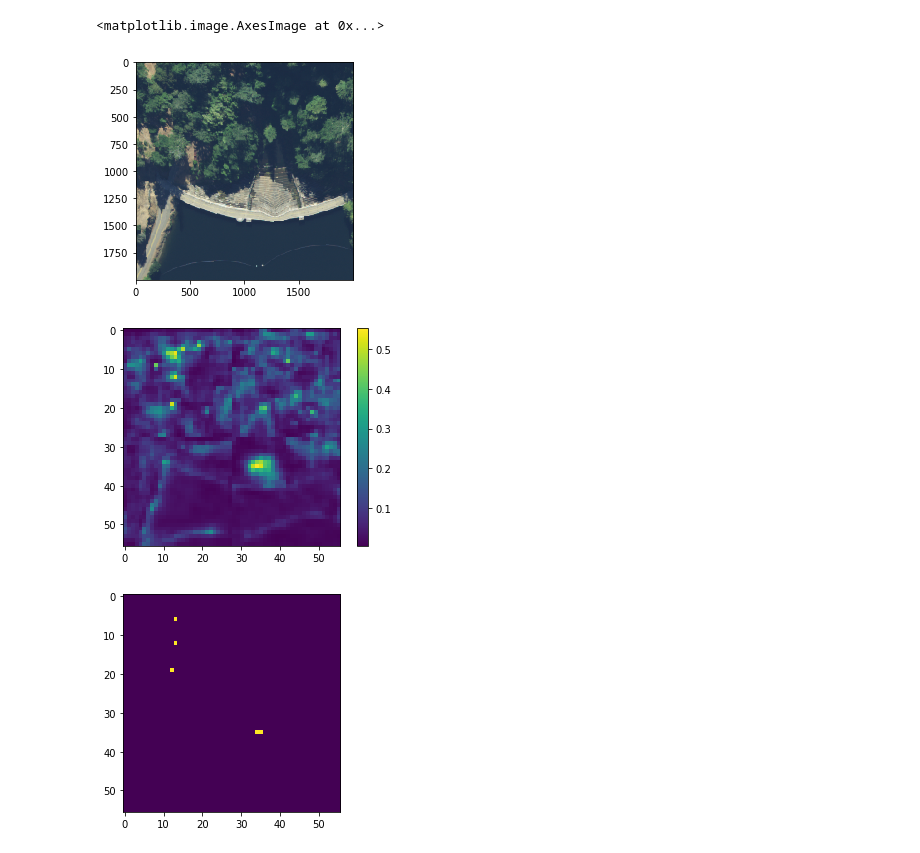
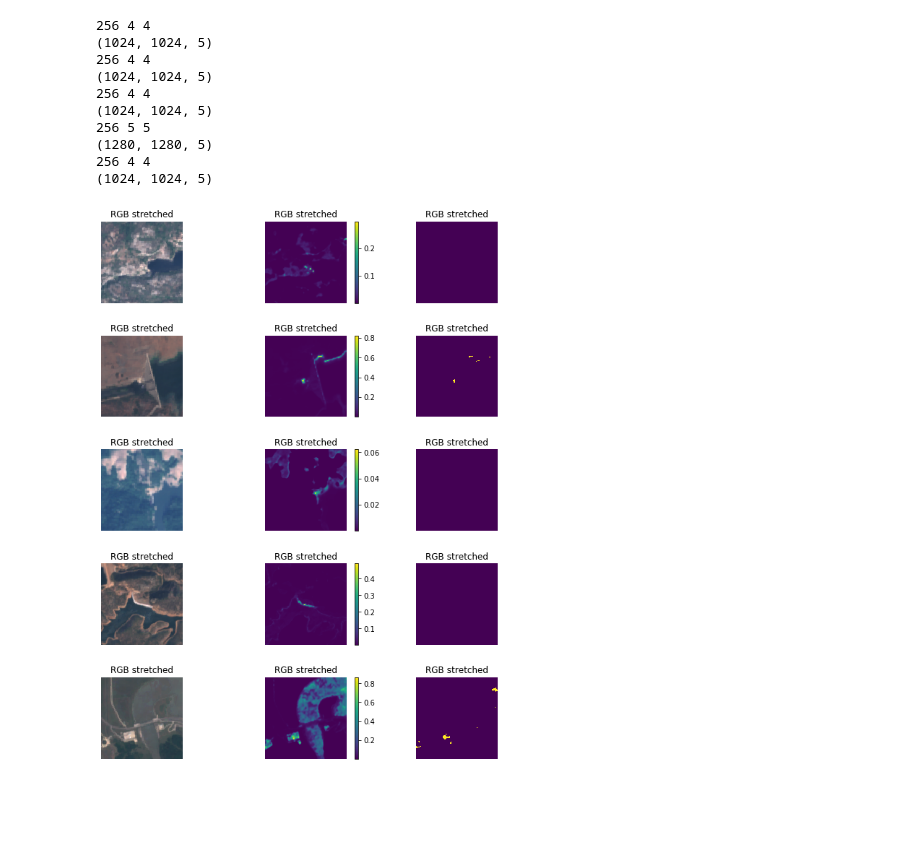
Before and after one commit to C0NSor18/dam_detection, a Jupyter notebook: visualization.ipynb, the cells around one changed output. Saved outputs shown, nothing was run; the diff lists cells and outputs as text; code cells hidden in the pictures; blank space fills up the shorter version.

```diff
--- a/visualization.ipynb
+++ b/visualization.ipynb
@@ -281,2 +231,0 @@ _________________________________________________________________
-# %%
-x.load_weights('checkpoints/model-densenet121-2019_10_31_1_48_3.hdf5')
@@ -302,19 +232,59 @@ print(allpreds.shape)
-# %%
-plt.figure()
-plt.imshow(full_image[0:2000, 0:2000, 0:3])
-plt.figure()
-plt.imshow(allpreds,
-           cmap='viridis',
-           interpolation='nearest')
-plt.colorbar()
-
-mask = allpreds > 0.5
-
-plt.figure()
-plt.imshow(mask,
-           interpolation='nearest')
-# %% [output]
-<matplotlib.image.AxesImage at 0x...>
-[figure, removed]
-[figure, removed]
-[figure, removed]
+# %%
+test = full_image[np.newaxis,:,:,0:5]
+preds = model.predict(test)
+# %%
+# ADD AVE/NDWI heatmaps?
+data = iter(dataset)
+columns = 3
+rows = len(images)
+
+fig = plt.figure(figsize=(columns+8, rows+5))
+gs = gridspec.GridSpec(rows, columns,
+        wspace=0.0, hspace=0.4,
+        top=1.2-0.5/(rows + 1), bottom=0.5/(rows+1),
+        left=0.5/(columns+1), right=1-0.2/(columns+1))
+
+for j,x in enumerate(images):
+    img_features = next(iter(x))
+    full_image = stitch_patches(img_features,mixers[j])
+
+    print(full_image.shape)
+
+    preds = model.predict(full_image[np.newaxis,:,:,0:5])
+    mask = preds[0,:,:,1] > 0.5
+
+    # plot the original image (3 channels)
+    ax = plt.subplot(gs[j,0])
+    ax.set_title("RGB stretched")
+    ax.imshow(np.fliplr(np.rot90(full_image[:,:,0:3], k=3)))
+    plt.axis('off')
+
+    # Plot dam probability heatmap
+    ax = plt.subplot(gs[j,1])
+    ax.set_title("RGB stretched")
+    im = ax.imshow(np.fliplr(np.rot90(preds[0,:,:,1], k=3)),
+              cmap='viridis',
+              interpolation='nearest')
+    fig.colorbar(im,ax=ax)
+
+    plt.axis('off')
+
+    # plot dam thresholds
+    ax = plt.subplot(gs[j,2])
+    ax.set_title("RGB stretched")
+    ax.imshow(np.fliplr(np.rot90(mask, k=3)),
+              cmap='viridis',
+              interpolation='nearest')
+    plt.axis('off')
+# %% [output]
+256 4 4
+(1024, 1024, 5)
+256 4 4
+(1024, 1024, 5)
+256 4 4
+(1024, 1024, 5)
+256 5 5
+(1280, 1280, 5)
+256 4 4
+(1024, 1024, 5)
+[figure, added]
```
Also changed, not shown: parts of 18 cells of this notebook, 8 other files.
